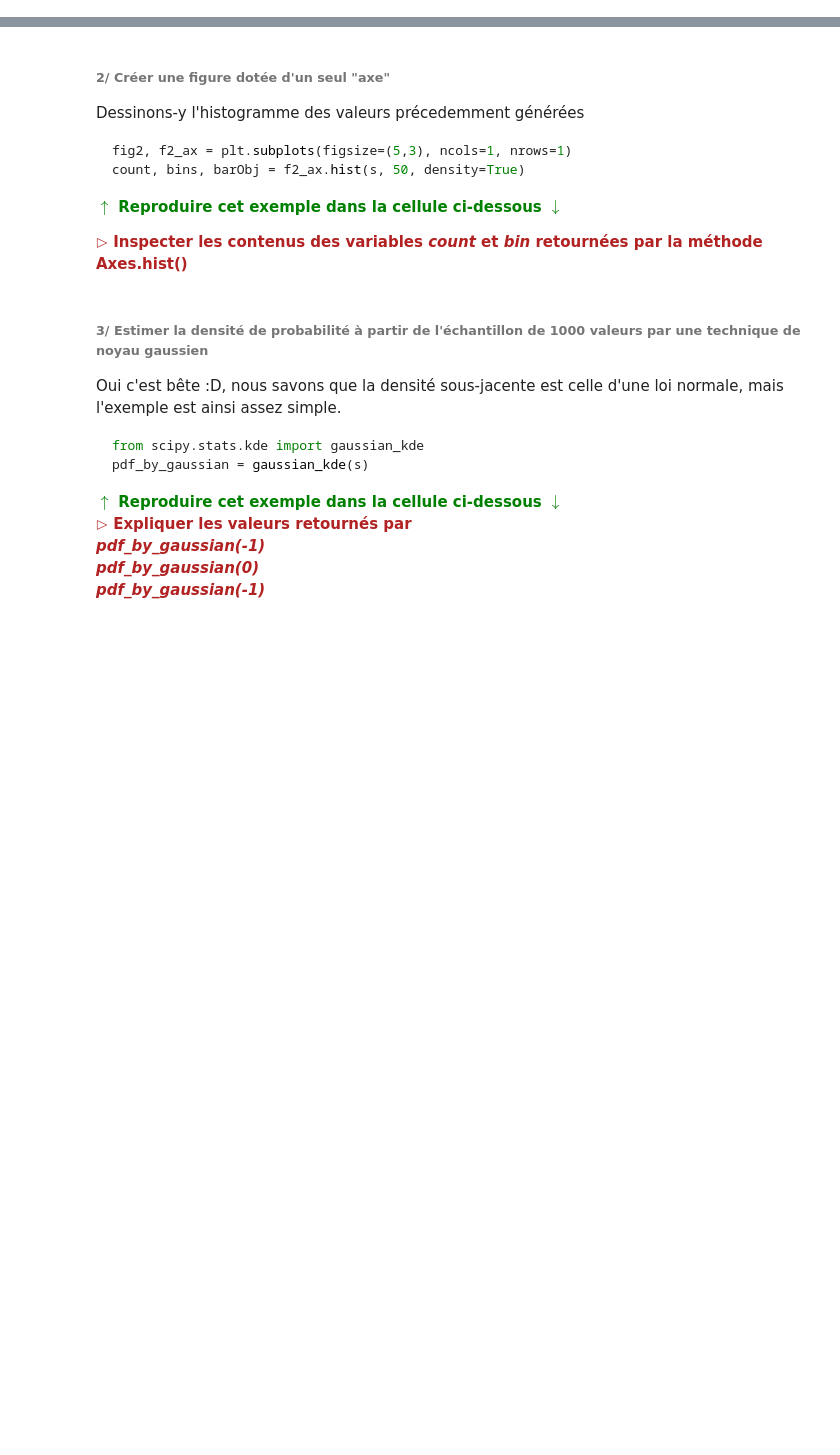
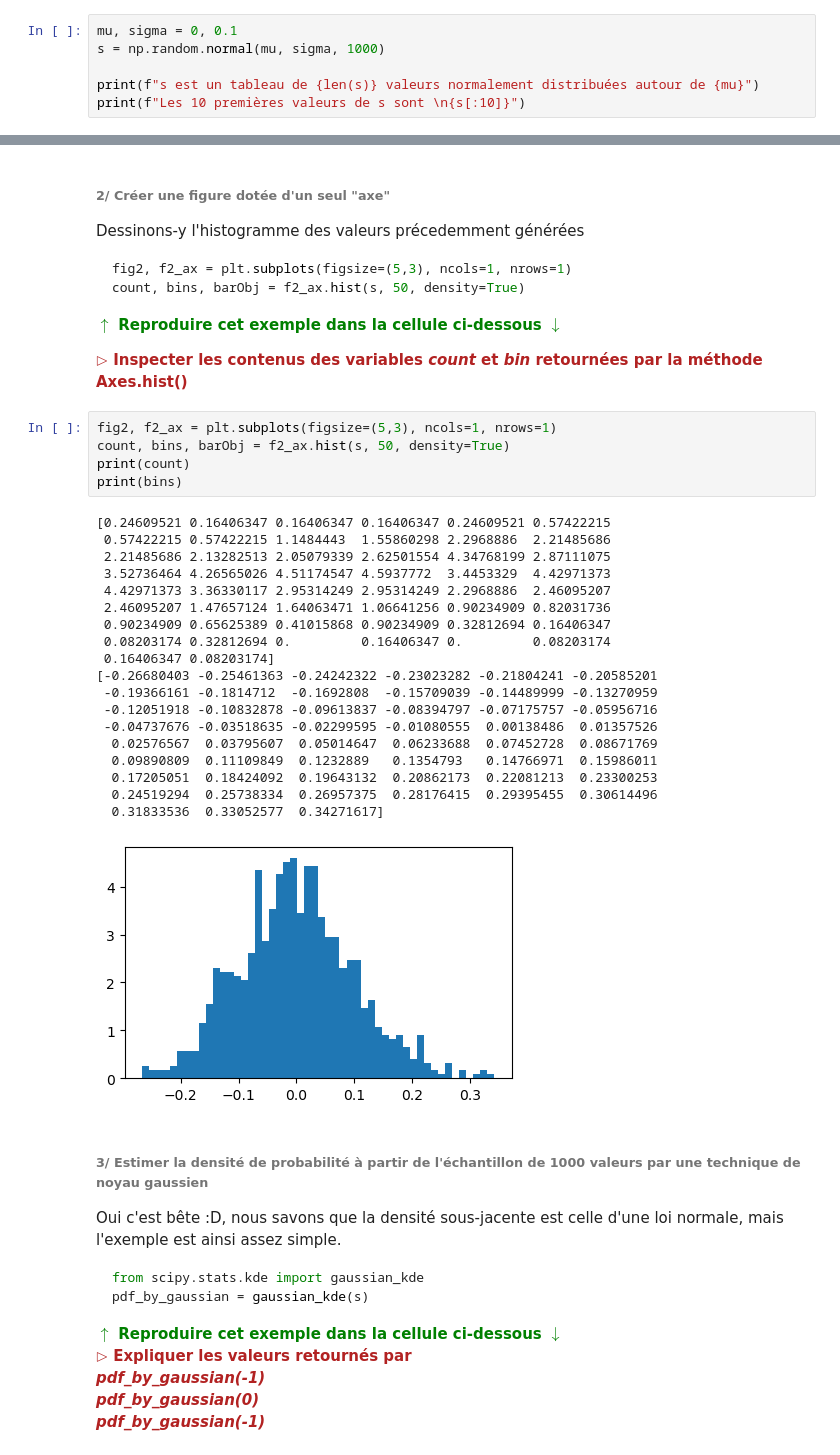
Before and after one commit to gnoiret/VDB_jupyter, a Jupyter notebook: exercices/TP1.ipynb, the cells around one changed output, grey strips where cells are left out. Cells and saved outputs as stored; diff of their text form; blank space fills up the shorter version.

````diff
--- a/exercices/TP1.ipynb
+++ b/exercices/TP1.ipynb
@@ -90,3 +138,9 @@ print(f"s est un tableau de {len(s)} valeurs normalement distribuées autour de
 print(f"Les 10 premières valeurs de s sont \n{s[:10]}")
 ```
 <span style="color:green;font-weight:bold">$\uparrow$ Reproduire cet exemple dans la cellule ci-dessous.$\downarrow$ </span>
+# %%
+mu, sigma = 0, 0.1
+s = np.random.normal(mu, sigma, 1000)
+
+print(f"s est un tableau de {len(s)} valeurs normalement distribuées autour de {mu}")
+print(f"Les 10 premières valeurs de s sont \n{s[:10]}")
@@ -101,6 +160,31 @@ count, bins, barObj = f2_ax.hist(s, 50, density=True)
 <span style="color:green;font-weight:bold">$\uparrow$ Reproduire cet exemple dans la cellule ci-dessous $\downarrow$ </span>
 
 <span style="color:firebrick;font-weight:bold"> $\rhd$ Inspecter les contenus des variables *count* et *bin* retournées par la méthode Axes.hist()</span>
+# %%
+fig2, f2_ax = plt.subplots(figsize=(5,3), ncols=1, nrows=1)
+count, bins, barObj = f2_ax.hist(s, 50, density=True)
+print(count)
+print(bins)
+# %% [output]
+[0.24609521 0.16406347 0.16406347 0.16406347 0.24609521 0.57422215
+ 0.57422215 0.57422215 1.1484443  1.55860298 2.2968886  2.21485686
+ 2.21485686 2.13282513 2.05079339 2.62501554 4.34768199 2.87111075
+ 3.52736464 4.26565026 4.51174547 4.5937772  3.4453329  4.42971373
+ 4.42971373 3.36330117 2.95314249 2.95314249 2.2968886  2.46095207
+ 2.46095207 1.47657124 1.64063471 1.06641256 0.90234909 0.82031736
+ 0.90234909 0.65625389 0.41015868 0.90234909 0.32812694 0.16406347
+ 0.08203174 0.32812694 0.         0.16406347 0.         0.08203174
+ 0.16406347 0.08203174]
+[-0.26680403 -0.25461363 -0.24242322 -0.23023282 -0.21804241 -0.20585201
+ -0.19366161 -0.1814712  -0.1692808  -0.15709039 -0.14489999 -0.13270959
+ -0.12051918 -0.10832878 -0.09613837 -0.08394797 -0.07175757 -0.05956716
+ -0.04737676 -0.03518635 -0.02299595 -0.01080555  0.00138486  0.01357526
+  0.02576567  0.03795607  0.05014647  0.06233688  0.07452728  0.08671769
+  0.09890809  0.11109849  0.1232889   0.1354793   0.14766971  0.15986011
+  0.17205051  0.18424092  0.19643132  0.20862173  0.22081213  0.23300253
+  0.24519294  0.25738334  0.26957375  0.28176415  0.29395455  0.30614496
+  0.31833536  0.33052577  0.34271617]
+[figure, added]
 # %% [markdown]
 ###### 3/ Estimer la densité de probabilité à partir de l'échantillon de 1000 valeurs par une technique de noyau gaussien
 Oui c'est bête :D, nous savons que la densité sous-jacente est celle d'une loi normale, mais l'exemple est ainsi assez simple.
````
Also changed, not shown: parts of 20 cells of this notebook, 1 other file.
